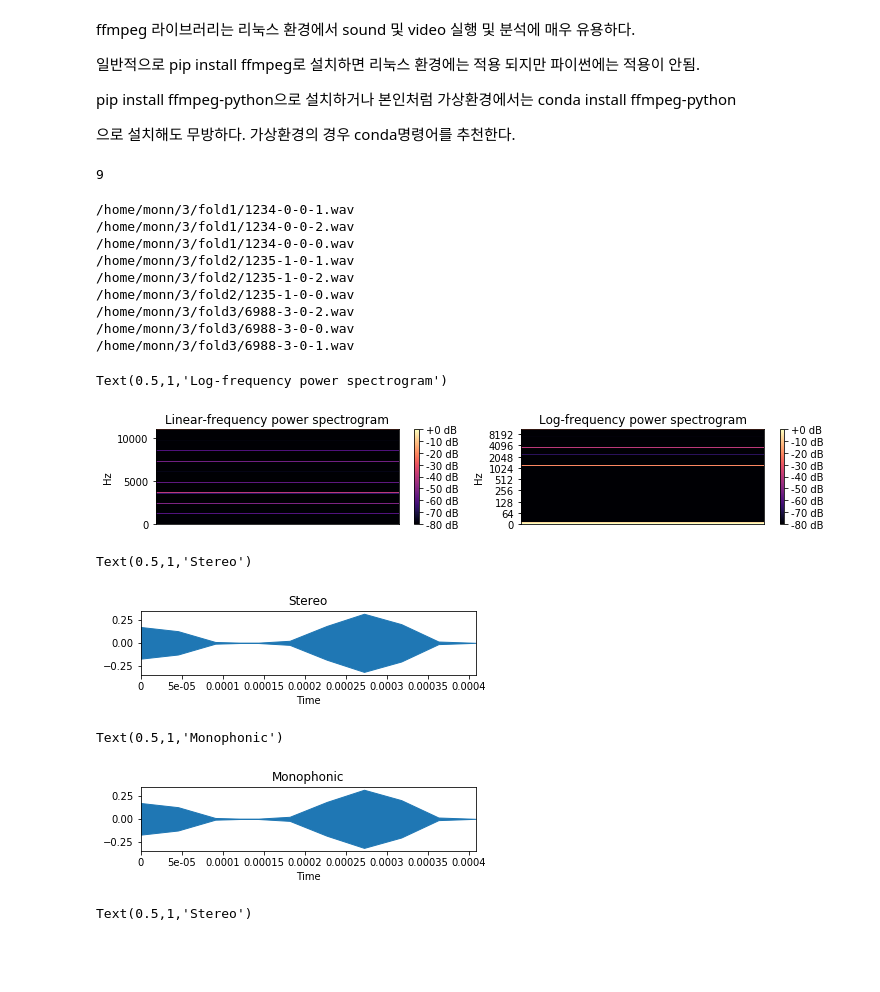
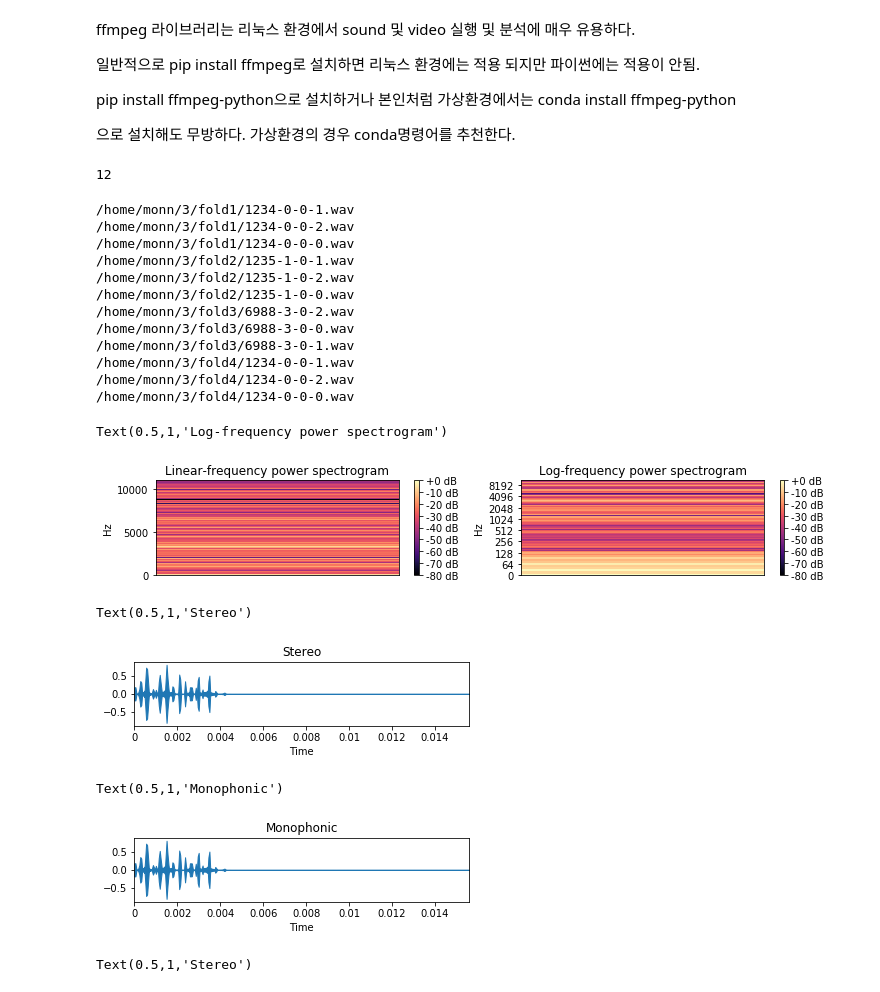
Before and after one commit to SH-Bae94/SC, a Jupyter notebook: 3/0-1.ipynb, the cells around one changed output. Saved outputs shown, nothing was run; the diff lists cells and outputs as text; code cells hidden in the pictures; blank space fills up the shorter version.

```diff
--- a/3/0-1.ipynb
+++ b/3/0-1.ipynb
@@ -130,7 +130,7 @@ for i in range(1,11):
 # %%
 print(len(audio_files))
 for i in range(9):
-    files = audio_files[i*1000: (i+1)*1000]
+    files = audio_files[i*4800: (i+1)*4800]
     X, y, groups = parse_audio_files(files)
     for r in y:
         if np.sum(r) > 1.5:
@@ -138,7 +138,7 @@ for i in range(9):
             break
     np.savez('urban_sound_%d' % i, X=X, y=y, groups=groups)
 # %% [output]
-9
+12
 /home/monn/3/fold1/1234-0-0-1.wav
 /home/monn/3/fold1/1234-0-0-2.wav
 /home/monn/3/fold1/1234-0-0-0.wav
@@ -148,6 +148,9 @@ for i in range(9):
 /home/monn/3/fold3/6988-3-0-2.wav
 /home/monn/3/fold3/6988-3-0-0.wav
 /home/monn/3/fold3/6988-3-0-1.wav
+/home/monn/3/fold4/1234-0-0-1.wav
+/home/monn/3/fold4/1234-0-0-2.wav
+/home/monn/3/fold4/1234-0-0-0.wav
 # %%
 import librosa
 import librosa.display
@@ -159,39 +162,39 @@ frame_stride = 0.010
 # %%
 import matplotlib.pyplot as plt
-y, sr = librosa.load('/home/monn/3/fold1/1234-0-0-0.wav')
+y, sr = librosa.load('/home/monn/3/fold4/1234-0-0-0.wav')
 plt.figure(figsize=(12, 8))
 
 D = librosa.amplitude_to_db(np.abs(librosa.stft(y)), ref=np.max)
 plt.subplot(4, 2, 1)
 librosa.display.specshow(D, y_axis='linear')
 plt.colorbar(format='%+2.0f dB')
 plt.title('Linear-frequency power spectrogram')
 
 plt.subplot(4, 2, 2)
 librosa.display.specshow(D, y_axis='log')
 plt.colorbar(format='%+2.0f dB')
 plt.title('Log-frequency power spectrogram')
 # %% [output]
 Text(0.5,1,'Log-frequency power spectrogram')
-[figure, old version]
+[figure, new version]
 # %%
-y, sr = librosa.load(('/home/monn/3/fold1/1234-0-0-0.wav'),
+y, sr = librosa.load(('/home/monn/3/fold4/1234-0-0-0.wav'),
                      mono=False, duration=10)
 plt.subplot(3, 1, 2)
 librosa.display.waveplot(y, sr=sr)
 plt.title('Stereo')
 # %% [output]
 Text(0.5,1,'Stereo')
-[figure, old version]
+[figure, new version]
 # %%
-y, sr = librosa.load(('/home/monn/3/fold1/1234-0-0-0.wav'), duration=10)
+y, sr = librosa.load(('/home/monn/3/fold4/1234-0-0-0.wav'), duration=10)
 plt.figure()
 plt.subplot(3, 1, 1)
 librosa.display.waveplot(y, sr=sr)
 plt.title('Monophonic')
 # %% [output]
 Text(0.5,1,'Monophonic')
-[figure, old version]
+[figure, new version]
 # %%
 y, sr = librosa.load(('/home/monn/Sound-Data/fold1/7061-6-0-0.wav'),
                      mono=False, duration=10)
```
Also changed, not shown: parts of 2 cells of this notebook, 6 other files.
